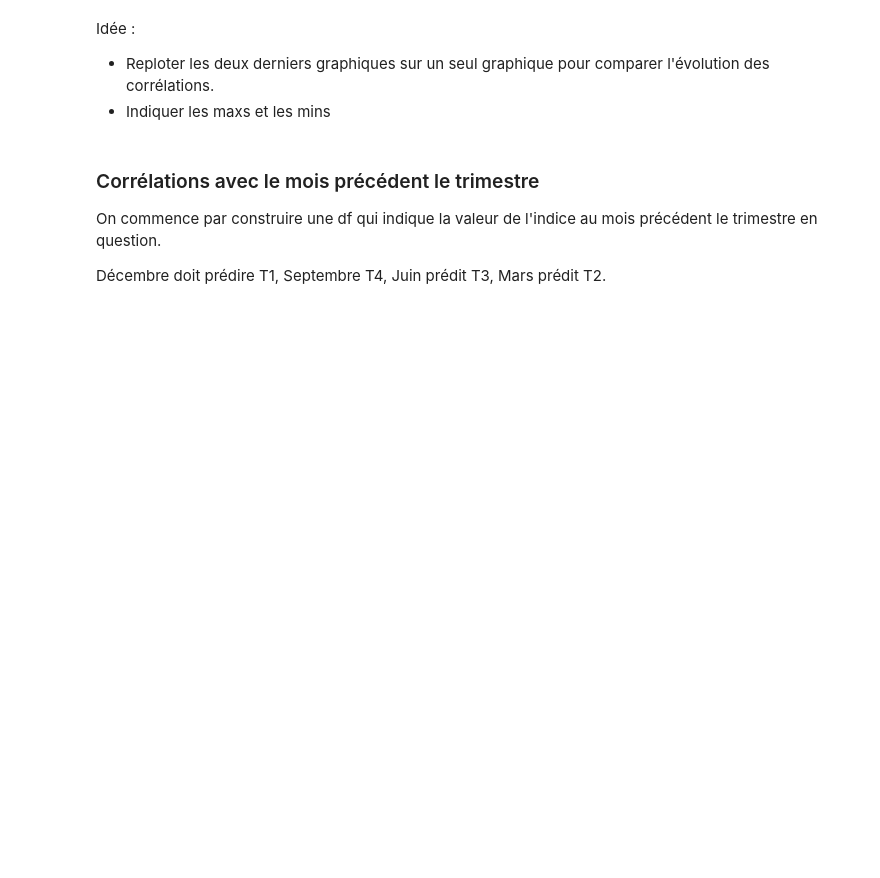
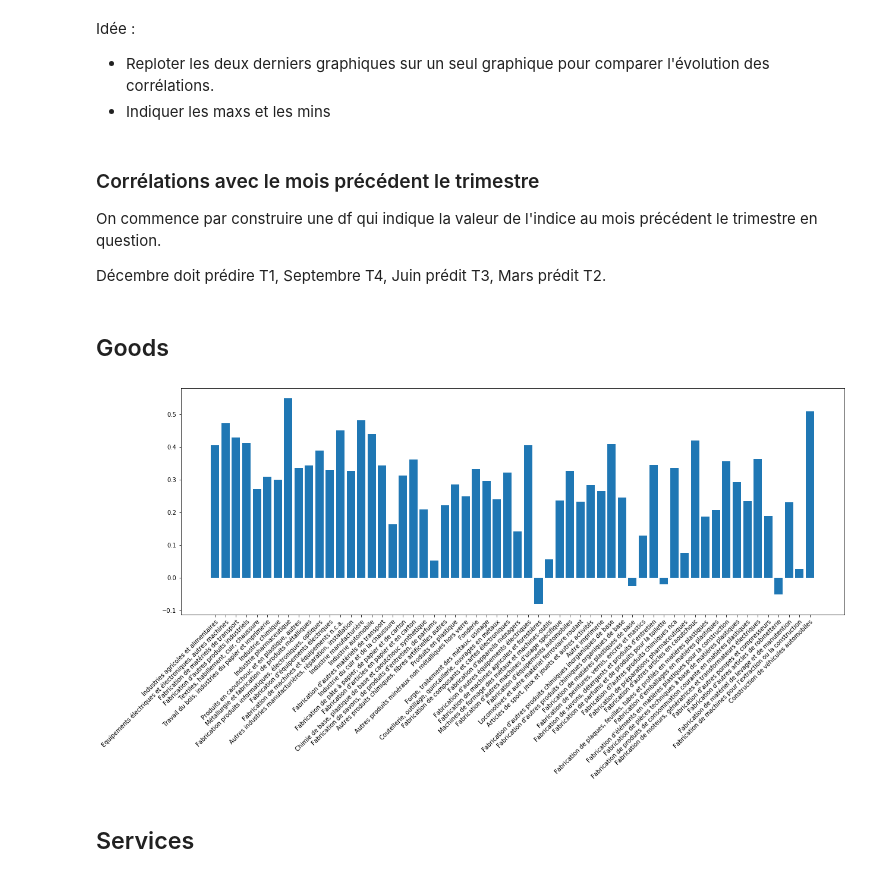
Before and after one commit to LittleBabyPanda/Q3-Project, a Jupyter notebook: Graphiques-Var-Offi.ipynb, the cells around one changed output. Drawn from its saved outputs; the diff is of its cells as text; code cells hidden in the pictures; blank space fills up the shorter version.

```diff
--- a/Graphiques-Var-Offi.ipynb
+++ b/Graphiques-Var-Offi.ipynb
@@ -196,3 +180,31 @@ plt.xticks(x,yty_var.reset_index().merge(trimestre_prec.reset_index(),on='Libell
 plt.setp(ax_pearson_corr_lag2.get_xticklabels(),rotation=45,ha='right',rotation_mode='anchor')
 
 plt.savefig('Correlations Retail Lag2.png',bbox_inches = 'tight')
+# %% [markdown]
+## Goods
+# %%
+goods_commande=goods.loc[:,[column.endswith('évolution des commandes reçues par rapport au mois précédent (Brut)') for column in goods.columns]][:-1:]
+goods_commande.columns = goods_commande.columns.str.strip('évolution des commandes reçues par rapport au mois précédent (Brut)').str.strip(',')
+goods_commande=goods_commande[::-1].loc['01/01/1987':]
+# %%
+goods_tri=pd.DataFrame()
+for column in goods_commande.columns:
+    v=[]
+    for i in range(0,len(goods_commande)-1,3):
+        m=0
+        for j in range(3):
+            m+=goods_commande[column][i+j]
+        v.append(m/3)
+    goods_tri[column]=pd.Series(v)
+
+
+index=[]
+annee=1987
+for i in range(int(len(goods_commande)/12)):
+    for j in range(1,5):
+        periode=str(annee)+'-T'+str(j)
+        index.append(periode)
+    annee+=1
+
+goods_tri['Libellé']=pd.Series(index)
+goods_tri=goods_tri.set_index("Libellé")
@@ -198,0 +213,17 @@ plt.savefig('Correlations Retail Lag2.png',bbox_inches = 'tight')
+# %%
+plt.rcParams['figure.figsize'] = (20,7)
+fig_pearson_corr_lag1, ax_pearson_corr_lag1 = plt.subplots()
+
+x = range(len(goods_tri.columns))
+
+ax_pearson_corr_lag1.bar(x,yty_var.loc['1987-T1':].reset_index().merge(goods_tri.reset_index(),on='Libellé').set_index('Libellé').corr().loc['Variations de la consommation'][1:].T.values)
+
+plt.xticks(x,yty_var.loc['1987-T1':].reset_index().merge(goods_tri.reset_index(),on='Libellé').set_index('Libellé').corr().loc['Variations de la consommation'][1:].T.index)
+
+plt.setp(ax_pearson_corr_lag1.get_xticklabels(),rotation=45,ha='right',rotation_mode='anchor')
+
+plt.savefig('Correlations Retail Lag1.png',bbox_inches = 'tight')
+# %% [output]
+[figure, added]
+# %% [markdown]
+## Services
```
Also changed, not shown: parts of 9 cells of this notebook.
